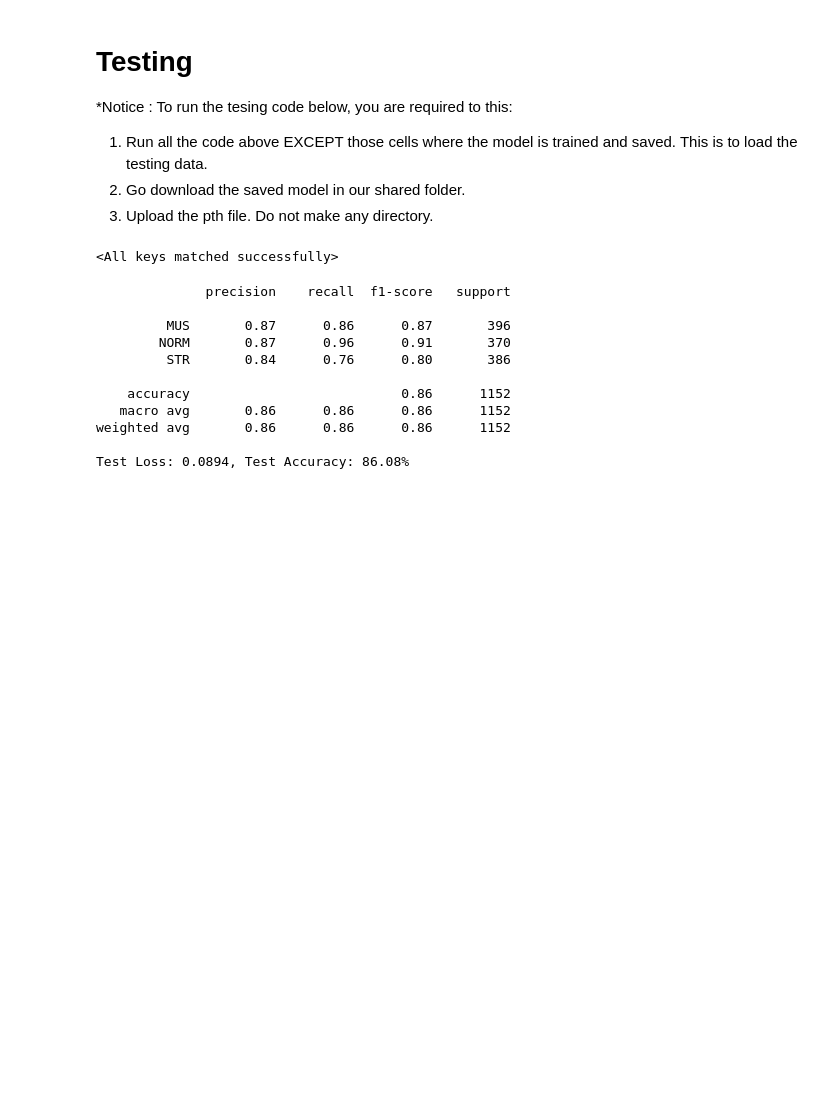
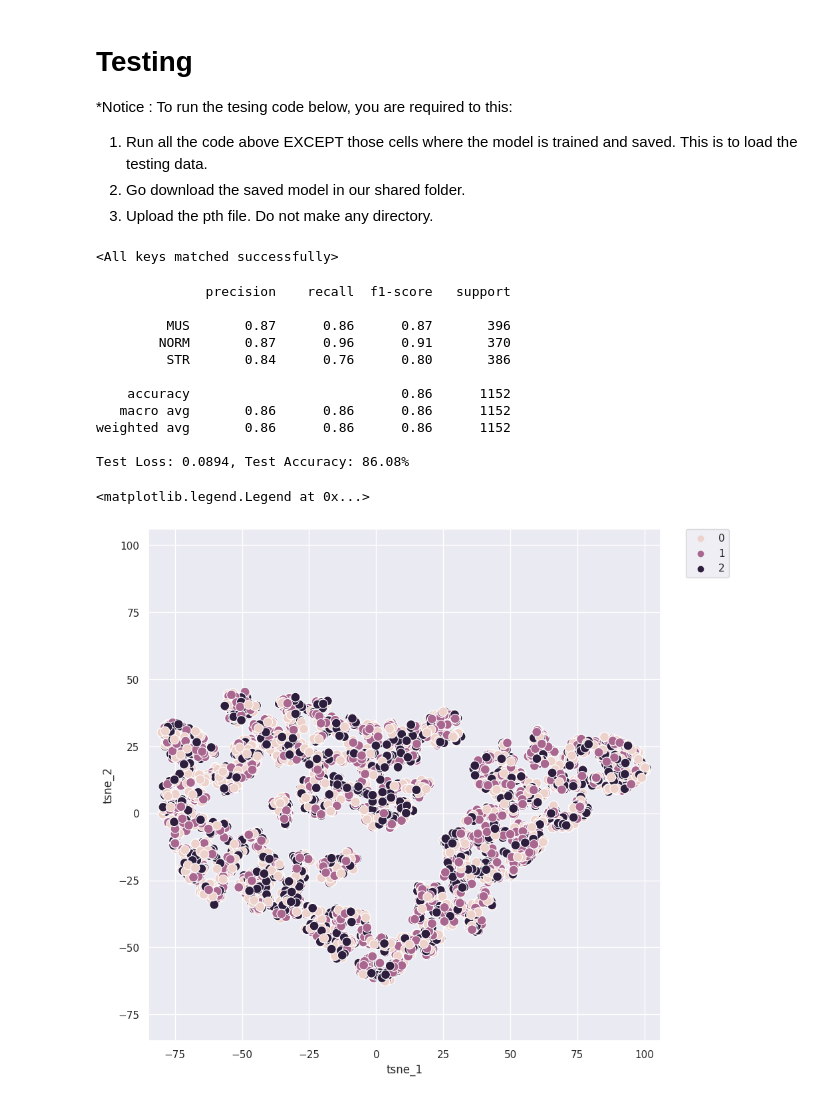
Before and after one commit to suinkangme/CV-Image-Classification-Tasks, a Jupyter notebook: task1_training_testing.ipynb, the cells around one changed output. Cells and saved outputs as stored; diff of their text form; code cells hidden in the pictures; blank space fills up the shorter version.

Commit message:
implement feature extraction and tsne visualization

```diff
--- a/task1_training_testing.ipynb
+++ b/task1_training_testing.ipynb
@@ -157,7 +159,7 @@ number of epoch = 20
 2. Go download the saved model in our shared folder.
 3. Upload the pth file. Do not make any directory.
 # %%
-state_dict = torch.load ('/content/resnet18_model.pth')
+state_dict = torch.load ('/content/resnet18_model.pth', map_location = torch.device('cpu'))
 #in case you are curious what the weights look like ...
 #print(state_dict)
 # %%
@@ -215,3 +217,38 @@ print(f'Test Loss: {test_loss:.4f}, Test Accuracy: {test_accuracy:.2f}%')
 weighted avg       0.86      0.86      0.86      1152
 
 Test Loss: 0.0894, Test Accuracy: 86.08%
+# %%
+#feature extraction
+extracted_features = []
+with torch.no_grad():
+  for batch in train_loader:
+    images, _ = batch
+    images = images.to(device)
+    batch_size= images.shape[0]
+    h= images.shape[1]
+    w= images.shape[2]
+    channels= images.shape[3]
+    images= torch.reshape(images,(batch_size,channels,h,w))
+    features = model(images)
+    features = features.view(features.size(0), -1)
+    extracted_features.append(features.cpu().numpy())
+
+# Concatenate all features to get the full feature set
+extracted_features = np.concatenate(extracted_features, axis=0)
+# %%
+from sklearn.manifold import TSNE
+
+tsne = TSNE(n_components = 2, random_state = 0)
+tsne_result = tsne.fit_transform(extracted_features)
+# %%
+tsne_result_df = pd.DataFrame({'tsne_1': tsne_result[:,0], 'tsne_2': tsne_result[:,1], 'label': y_train})
+fig, ax = plt.subplots(1)
+sns.scatterplot(x='tsne_1', y='tsne_2', hue='label', data=tsne_result_df, ax=ax,s=100)
+lim = (tsne_result.min()-5, tsne_result.max()+5)
+ax.set_xlim(lim)
+ax.set_ylim(lim)
+ax.set_aspect('equal')
+ax.legend(bbox_to_anchor=(1.05, 1), loc=2, borderaxespad=0.0)
+# %% [output]
+<matplotlib.legend.Legend at 0x...>
+[figure, added]
```
Also changed, not shown: parts of 3 cells of this notebook.
